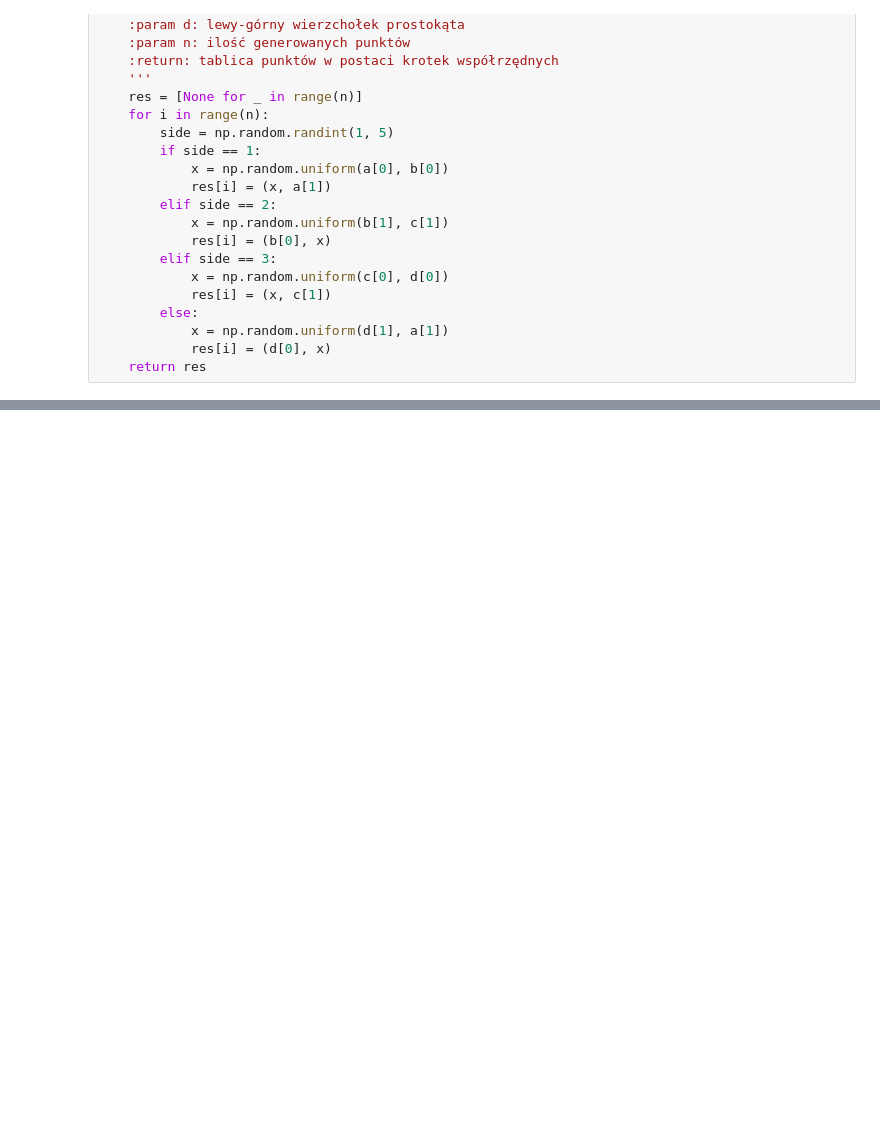
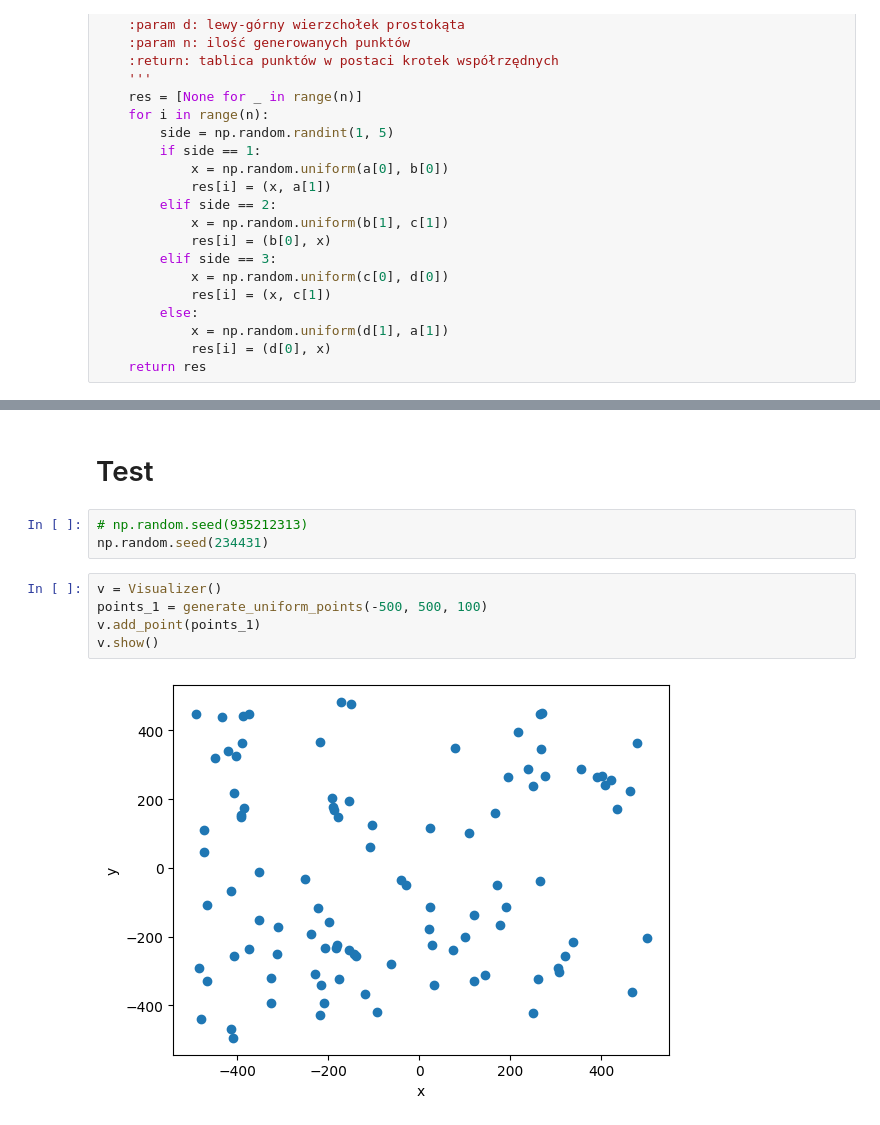
Before and after one commit to DEFALT314/geometric-algorithms-convex-hull, a Jupyter notebook: main.ipynb, the cells around one changed output, grey strips where cells are left out. Drawn from its saved outputs; the diff is of its cells as text; blank space fills up the shorter version.

```diff
--- a/main.ipynb
+++ b/main.ipynb
@@ -181,0 +1098,12 @@ np.random.seed(212321)
+# %% [markdown]
+# Test
+# %%
+# np.random.seed(935212313)
+np.random.seed(234431)
+# %%
+v = Visualizer()
+points_1 = generate_uniform_points(-500, 500, 100)
+v.add_point(points_1)
+v.show()
+# %% [output]
+[figure, added]
```
Also changed, not shown: parts of 51 cells of this notebook, 4 other files.
